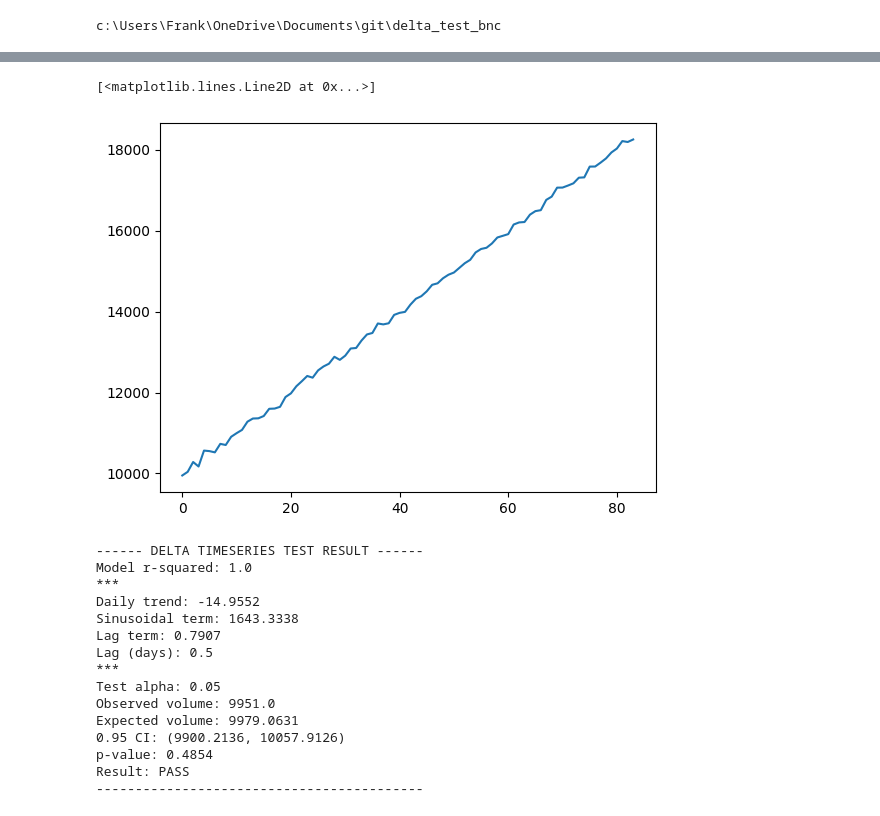
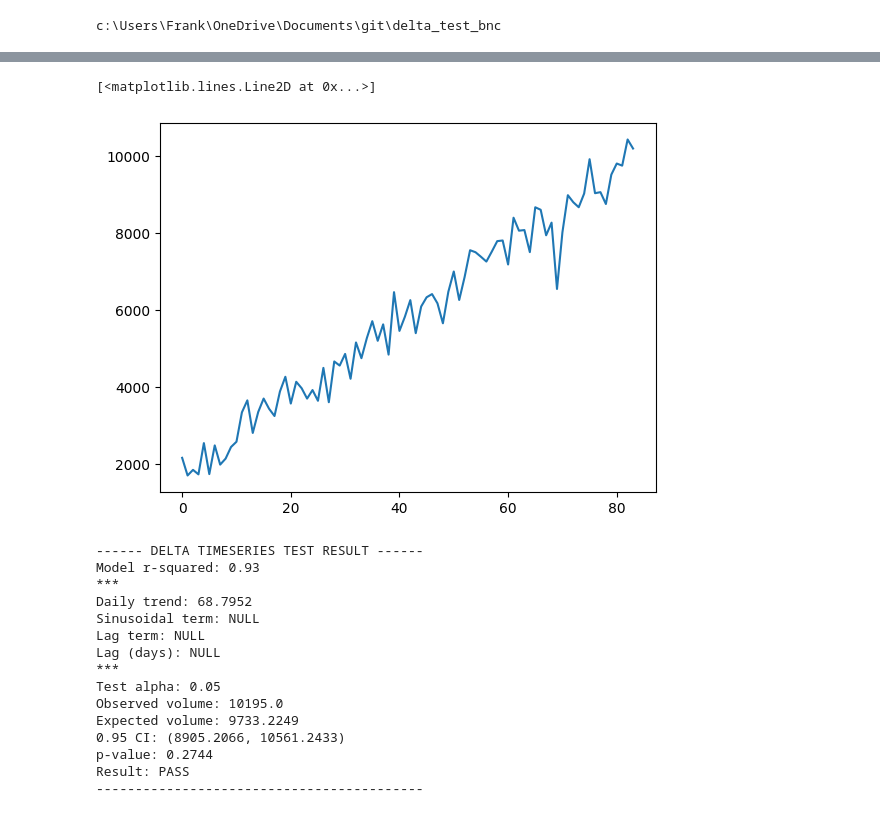
Before and after one commit to c-Stats/delta_test_bnc, a Jupyter notebook: notebooks/dev_notebook.ipynb, the cells around one changed output, grey strips where cells are left out. Saved outputs shown, nothing was run; the diff lists cells and outputs as text; code cells hidden in the pictures.

```diff
--- a/notebooks/dev_notebook.ipynb
+++ b/notebooks/dev_notebook.ipynb
@@ -129,14 +129,14 @@ Result: PASS
 # %%
 #Dummy volume
 vol = 10000
-sdev = int(vol/150)
+sdev = int(vol/20)
 nrows = vol + np.array([int(np.random.normal(0, sdev)) for n in range(ndays)])
-nrows = nrows + 100 * np.array([i for i in range(len(nrows))])
+nrows = nrows - 100 * np.array([i for i in range(len(nrows))])
 # %%
-plt.plot(nrows)
+plt.plot(np.flip(nrows))
 # %% [output]
 [<matplotlib.lines.Line2D at 0x...>]
-[figure, old version]
+[figure, new version]
 # %%
 #Frame
 rows = [[dt, v] for dt,v in zip(dates, nrows)]
@@ -145,17 +145,17 @@ df = pd.DataFrame(rows, columns = ["Date", "Rows"])
 tms_model = tms.timeseries_model(df, 0.05)
 # %% [output]
 ------ DELTA TIMESERIES TEST RESULT ------
-Model r-squared: 1.0
+Model r-squared: 0.93
 ***
-Daily trend: -14.9552
-Sinusoidal term: 1643.3338
-Lag term: 0.7907
-Lag (days): 0.5
+Daily trend: 68.7952
+Sinusoidal term: NULL
+Lag term: NULL
+Lag (days): NULL
 ***
 Test alpha: 0.05
-Observed volume: 9951.0
-Expected volume: 9979.0631
-0.95 CI: (9900.2136, 10057.9126)
-p-value: 0.4854
+Observed volume: 10195.0
+Expected volume: 9733.2249
+0.95 CI: (8905.2066, 10561.2433)
+p-value: 0.2744
 Result: PASS
 ------------------------------------------
```
Also changed, not shown: parts of 8 cells of this notebook, 1 other file.
